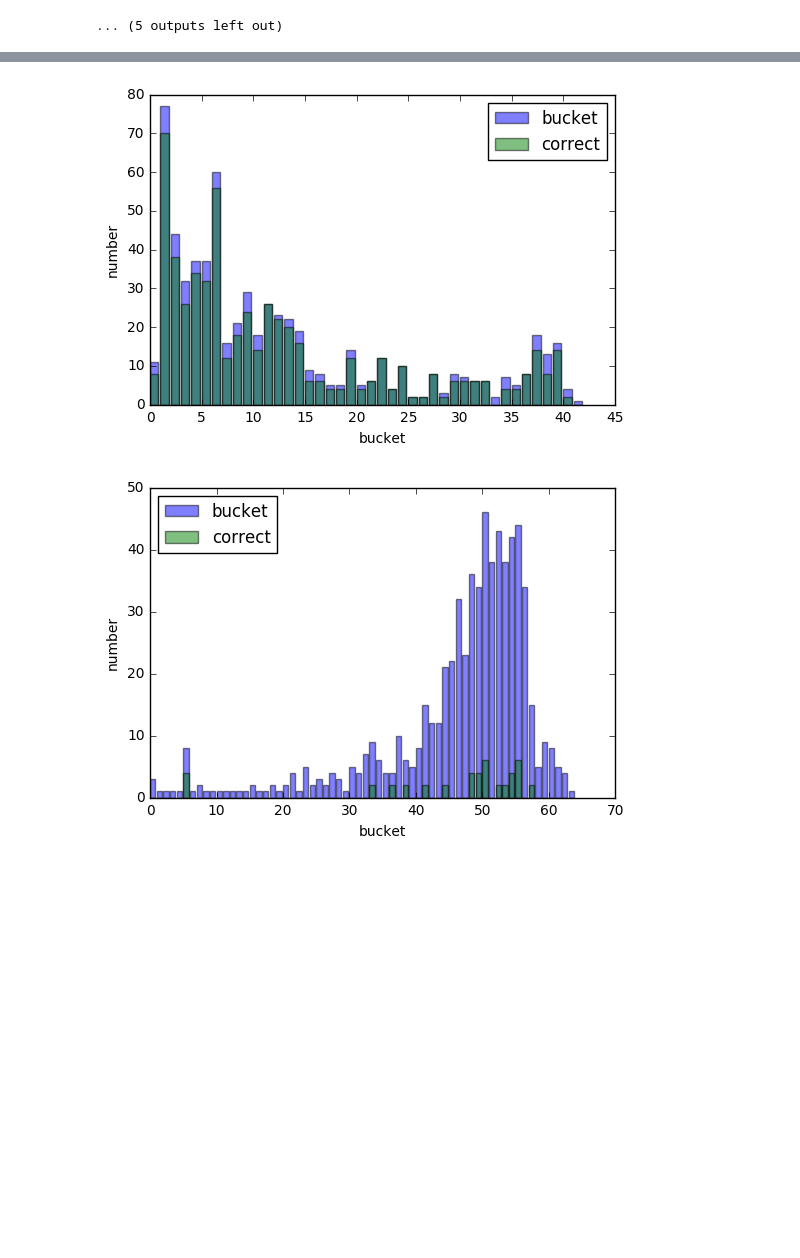
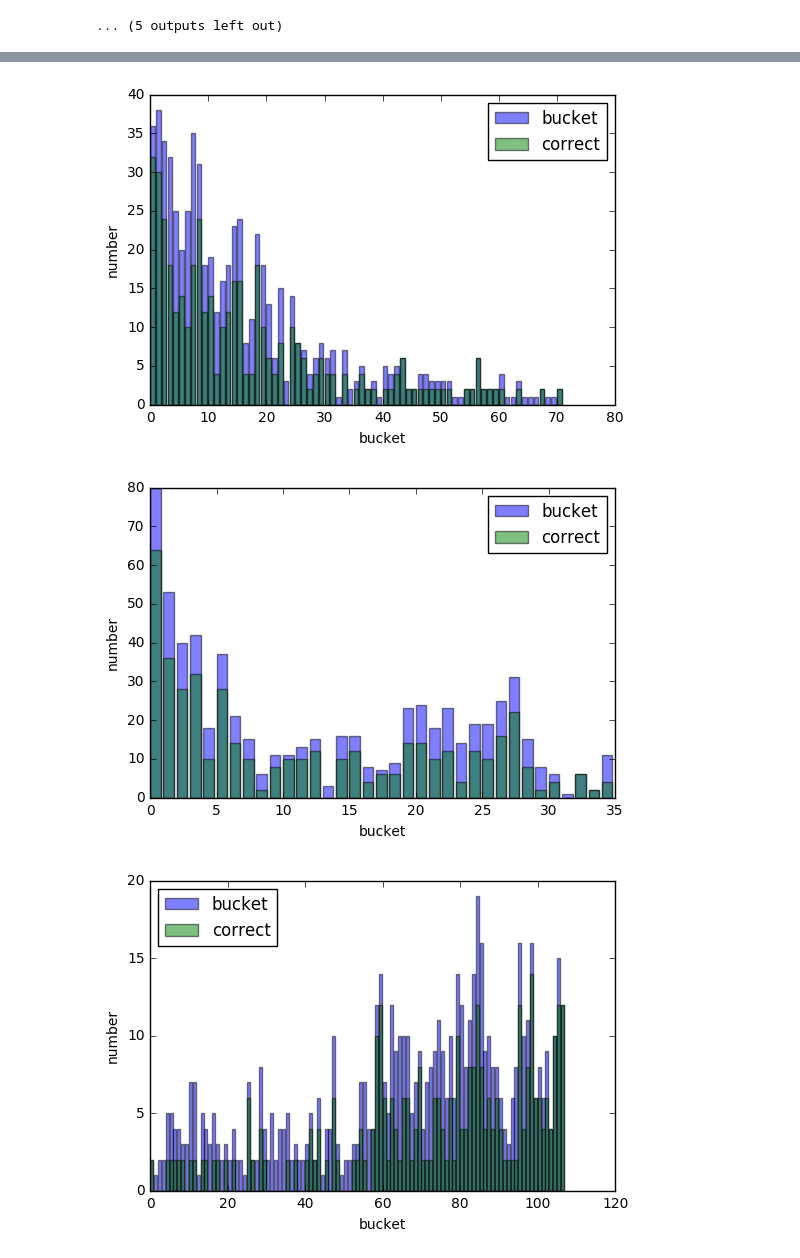
Before and after one commit to whus6207/graph_align_lsh, a Jupyter notebook: graph alignment using LSH(undirected).ipynb, the cells around one changed output, grey strips where cells are left out. Cells and saved outputs as stored; diff of their text form; code cells hidden in the pictures; blank space fills up the shorter version.

```diff
--- a/graph alignment using LSH(undirected).ipynb
+++ b/graph alignment using LSH(undirected).ipynb
@@ -62,7 +62,8 @@ EgonetDegree
 from attr_utils import *
 from lsh_utils import *
 
-attributes = ['Degree', 'NodeBetweennessCentrality', 'FarnessCentrality', 'PageRank', 'NodeEccentricity']
+attributes = ['Degree', 'NodeBetweennessCentrality', 'FarnessCentrality', 'PageRank', 'NodeEccentricity'
+             , 'EgonetDegree', 'AvgNeighborDeg', 'EgonetConnectivity']
 
 for i in range(len(attributes)):
     print 'KL Divergence of %s between normal and noised' %(attributes[i]), KL_sim(attributesB[attributes[i]], attributesB_noise[attributes[i]])
@@ -77,15 +81,15 @@ from lsh_utils import *
 
 combineAB = selectAndCombine(attributesA, attributesB_noise)
 
-bandDeg = ['Degree','PageRank','NodeBetweennessCentrality','FarnessCentrality']
-bucketDeg = generateCosineBuckets(selectAndCombine(attributesA, attributesB_noise, bandDeg), 20)
+bandDeg = ['Degree','PageRank','NodeBetweennessCentrality']
+bucketDeg = generateCosineBuckets(selectAndCombine(attributesA, attributesB_noise, bandDeg), 30)
 with open('metadata/buckets-band-1', 'w') as f:
     for k, v in bucketDeg.items():
         f.write(str(k) + str(v) + '\n')
 print len(bucketDeg.items())
 
 bandEdge = ['EgonetDegree', 'AvgNeighborDeg', 'EgonetConnectivity']
-bucketEdge = generateCosineBuckets(selectAndCombine(attributesA, attributesB_noise, bandEdge), 20)
+bucketEdge = generateCosineBuckets(selectAndCombine(attributesA, attributesB_noise, bandEdge), 40)
 with open('metadata/buckets-band-2', 'w') as f:
     for k, v in bucketEdge.items():
         f.write(str(k) + str(v) + '\n')
@@ -186,20 +190,29 @@ matching top 5 for node 51:
 # %%
-bandDeg = ['Degree','PageRank','NodeBetweennessCentrality','FarnessCentrality', 'NodeEccentricity']
-bucketDeg = generateEuclideanBuckets(selectAndCombine(attributesA, attributesB_noise, bandDeg), 2)
+bandDeg = ['Degree','PageRank','NodeBetweennessCentrality']
+bucketDeg = generateEuclideanBuckets(selectAndCombine(attributesA, attributesB_noise, bandDeg), 1)
+bucketDeg2 = generateEuclideanBuckets(selectAndCombine(attributesA, attributesB_noise, bandDeg), 1)
 with open('metadata/euc-buckets-band-1', 'w') as f:
     for k, v in bucketDeg.items():
         f.write(str(k) + str(v) + '\n')
 print len(bucketDeg.items())
+print len(bucketDeg2.items())
 
 bandEdge = ['EgonetDegree', 'AvgNeighborDeg', 'EgonetConnectivity']
-bucketEdge = generateEuclideanBuckets(selectAndCombine(attributesA, attributesB_noise, bandEdge), 2)
+bucketEdge = generateEuclideanBuckets(selectAndCombine(attributesA, attributesB_noise, bandEdge), 1)
+bucketEdge2 = generateEuclideanBuckets(selectAndCombine(attributesA, attributesB_noise, bandEdge), 1)
 with open('metadata/euc-buckets-band-2', 'w') as f:
     for k, v in bucketEdge.items():
         f.write(str(k) + str(v) + '\n')
 print len(bucketEdge.items())
+print len(bucketEdge2.items())
 
 bandAll = ['Degree','PageRank', 'NodeBetweennessCentrality','FarnessCentrality', 'NodeEccentricity']
 bucketAll = generateEuclideanBuckets(selectAndCombine(attributesA, attributesB_noise, bandAll), 2)
 print len(bucketAll.items())
 buckets = [bucketDeg, bucketEdge]
+buckets_long = [bucketDeg, bucketDeg2, bucketEdge, bucketEdge2]
+
+
+pair_count_dict = combineBucketsBySum(buckets, combineAB, 'metadata/A.edges')
+pair_count_dict_long = combineBucketsBySum(buckets_long, combineAB, 'metadata/A.edges')
 # %% [output]
@@ -224,5 +237,7 @@ plt.show()
 # %%
 plotCorrectness(bucketDeg, attributesA.shape[0])
+plotCorrectness(bucketDeg2, attributesA.shape[0])
 plotCorrectness(bucketEdge, attributesA.shape[0])
+plotCorrectness(bucketEdge2, attributesA.shape[0])
 plotCorrectness(bucketAll, attributesA.shape[0])
 # %% [output]
@@ -230,2 +245,3 @@ plotCorrectness(bucketAll, attributesA.shape[0])
-[figure, old version]
+[figure, new version]
-[figure, old version]
+[figure, new version]
+[figure, added]
```
Also changed, not shown: parts of 9 cells of this notebook, 3 other files.
